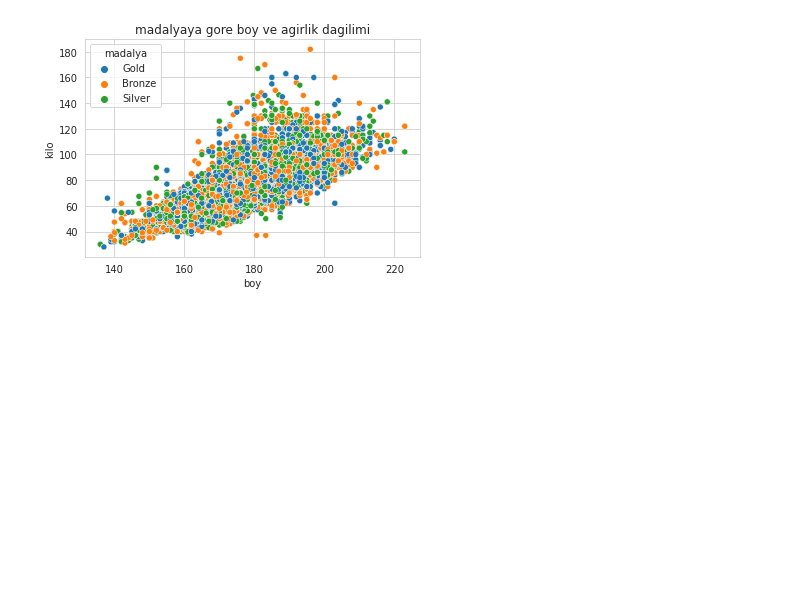
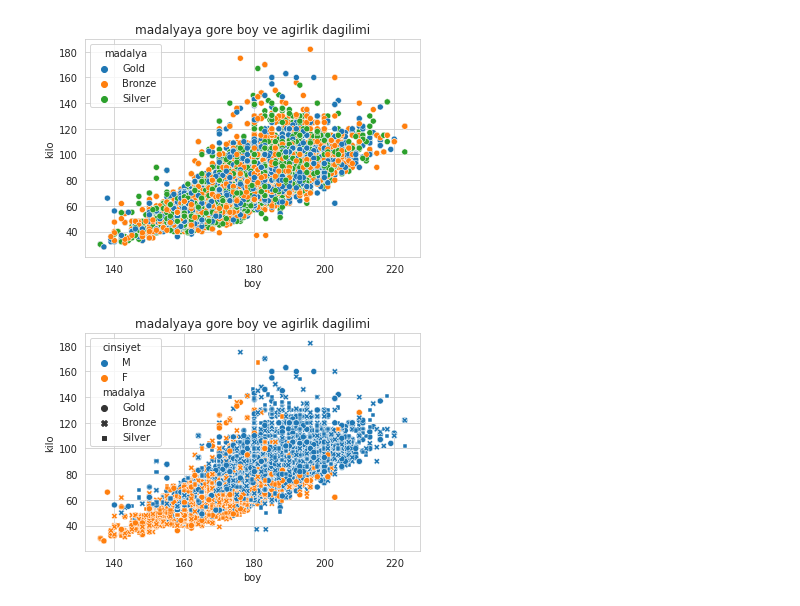
Before and after one commit to mertdot/athlete-events-1896-2016-data-discovery-with-seaborn, a Jupyter notebook: python-ile-veri-gorsellestirme-5-2-120-yillik-olimpiyat-tarihi-veri-seti.ipynb, the cells around one changed output. Saved outputs shown, nothing was run; the diff lists cells and outputs as text; code cells hidden in the pictures; blank space fills up the shorter version.

```diff
--- a/python-ile-veri-gorsellestirme-5-2-120-yillik-olimpiyat-tarihi-veri-seti.ipynb
+++ b/python-ile-veri-gorsellestirme-5-2-120-yillik-olimpiyat-tarihi-veri-seti.ipynb
@@ -198,3 +198,9 @@ plt.title('madalyaya gore boy ve agirlik dagilimi')
 plt.show()
 # %% [output]
 [figure]
+# %%
+sns.scatterplot(x='boy', y='kilo', hue='cinsiyet', style='madalya', data=veri)
+plt.title('madalyaya gore boy ve agirlik dagilimi')
+plt.show()
+# %% [output]
+[figure, added]
```
Also changed, not shown: parts of 4 cells of this notebook.
